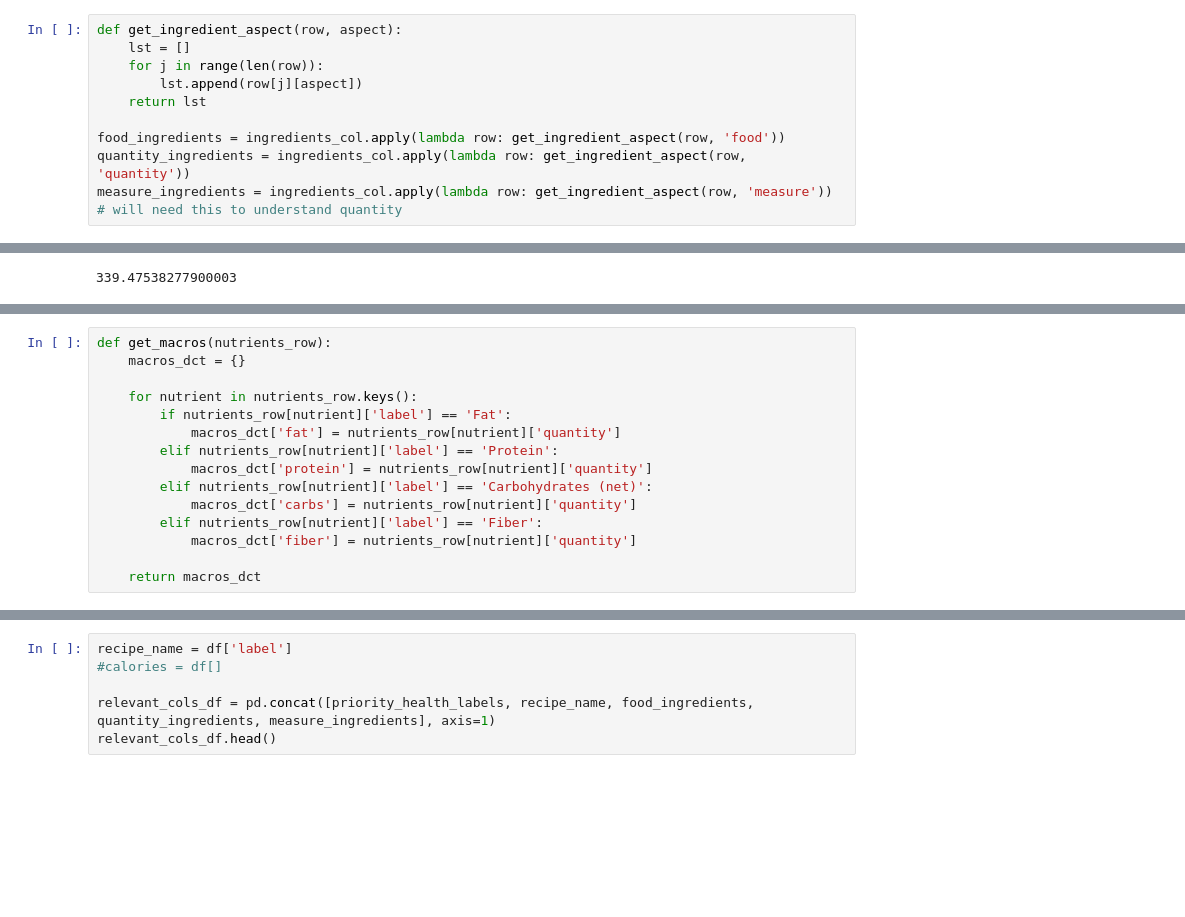
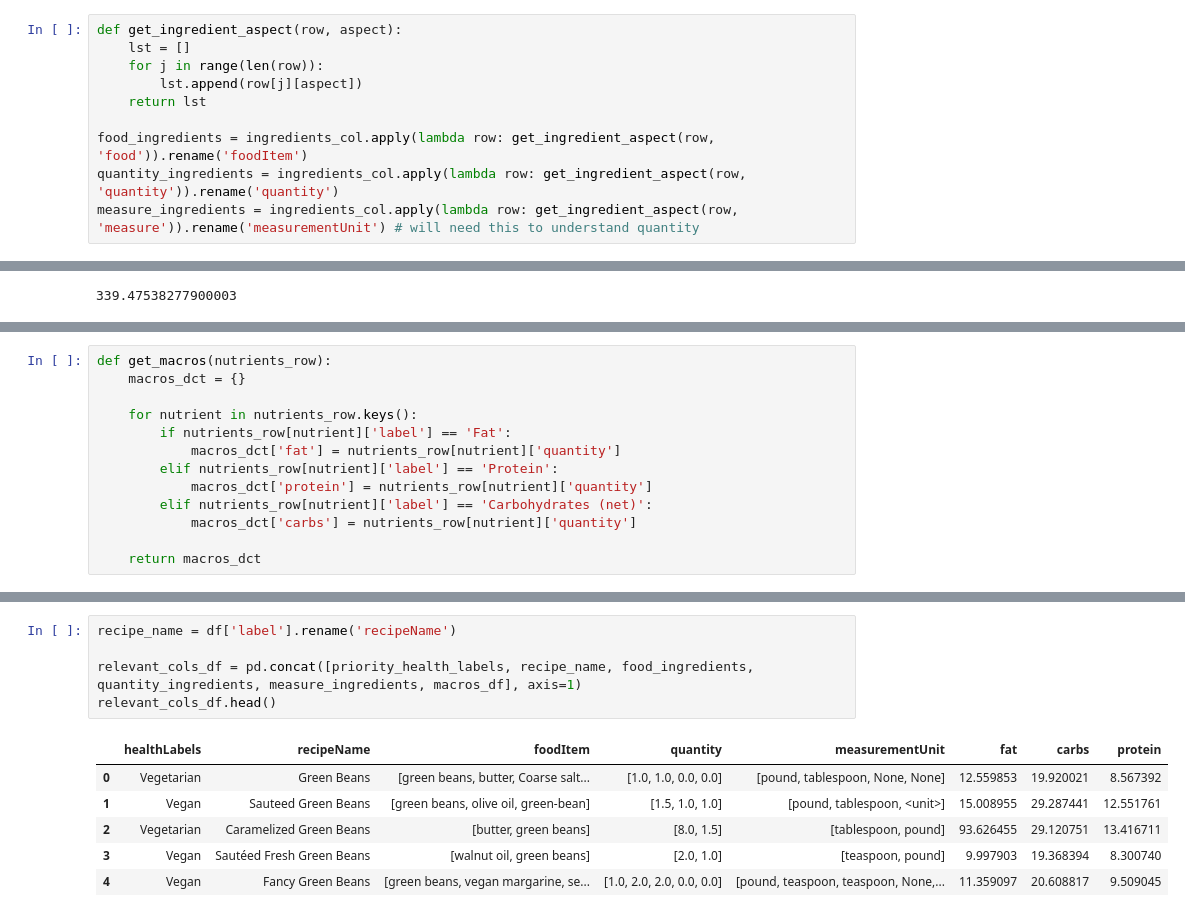
Before and after one commit to RavinderRai/iifymate, a Jupyter notebook: notebooks/Multi-Output-Model.ipynb, the cells around one changed output, grey strips where cells are left out. Saved outputs shown, nothing was run; the diff lists cells and outputs as text; blank space fills up the shorter version.

```diff
--- a/notebooks/Multi-Output-Model.ipynb
+++ b/notebooks/Multi-Output-Model.ipynb
@@ -79,9 +79,9 @@ def get_ingredient_aspect(row, aspect):
         lst.append(row[j][aspect])
     return lst
 
-food_ingredients = ingredients_col.apply(lambda row: get_ingredient_aspect(row, 'food'))
-quantity_ingredients = ingredients_col.apply(lambda row: get_ingredient_aspect(row, 'quantity'))
-measure_ingredients = ingredients_col.apply(lambda row: get_ingredient_aspect(row, 'measure')) # will need this to understand quantity
+food_ingredients = ingredients_col.apply(lambda row: get_ingredient_aspect(row, 'food')).rename('foodItem')
+quantity_ingredients = ingredients_col.apply(lambda row: get_ingredient_aspect(row, 'quantity')).rename('quantity')
+measure_ingredients = ingredients_col.apply(lambda row: get_ingredient_aspect(row, 'measure')).rename('measurementUnit') # will need this to understand quantity
 # %% [markdown]
 The `healthLabel` is the dietary type/preference like vegan, pescaterian, etc. We will only select few options though as it is a multilabel column, and the user can only select 1 for now, from: ['Mediterranean', 'Vegetarian', 'Vegan', 'Red-Meat-Free', 'Paleo', 'Pescatarian']. When reducing the healthLabels column from multilabel to categorical, we need to define a priority order, and if none of these are there then the dish is balanced, so we will add that as an option. In the future, some analysis on this column should be done to improve the priority order, rather than relying on domain knowledge. Alternatively, and option to select multiple could be implemented instead.
 # %%
@@ -167,7 +172,5 @@ def get_macros(nutrients_row):
             macros_dct['protein'] = nutrients_row[nutrient]['quantity']
         elif nutrients_row[nutrient]['label'] == 'Carbohydrates (net)':
             macros_dct['carbs'] = nutrients_row[nutrient]['quantity']
-        elif nutrients_row[nutrient]['label'] == 'Fiber':
-            macros_dct['fiber'] = nutrients_row[nutrient]['quantity']
 
     return macros_dct
@@ -189,6 +187,12 @@ Name: totalNutrients, Length: 13272, dtype: object
 # %%
-recipe_name = df['label']
-#calories = df[]
+recipe_name = df['label'].rename('recipeName')
 
-relevant_cols_df = pd.concat([priority_health_labels, recipe_name, food_ingredients, quantity_ingredients, measure_ingredients], axis=1)
+relevant_cols_df = pd.concat([priority_health_labels, recipe_name, food_ingredients, quantity_ingredients, measure_ingredients, macros_df], axis=1)
 relevant_cols_df.head()
+# %% [output]
+|  | healthLabels | recipeName | foodItem | quantity | measurementUnit | fat | carbs | protein |
+| 0 | Vegetarian | Green Beans | [green beans, butter, Coarse salt... | [1.0, 1.0, 0.0, 0.0] | [pound, tablespoon, None, None] | 12.559853 | 19.920021 | 8.567392 |
+| 1 | Vegan | Sauteed Green Beans | [green beans, olive oil, green-bean] | [1.5, 1.0, 1.0] | [pound, tablespoon, <unit>] | 15.008955 | 29.287441 | 12.551761 |
+| 2 | Vegetarian | Caramelized Green Beans | [butter, green beans] | [8.0, 1.5] | [tablespoon, pound] | 93.626455 | 29.120751 | 13.416711 |
+| 3 | Vegan | Sautéed Fresh Green Beans | [walnut oil, green beans] | [2.0, 1.0] | [teaspoon, pound] | 9.997903 | 19.368394 | 8.300740 |
+| 4 | Vegan | Fancy Green Beans | [green beans, vegan margarine, se... | [1.0, 2.0, 2.0, 0.0, 0.0] | [pound, teaspoon, teaspoon, None,... | 11.359097 | 20.608817 | 9.509045 |
```
Also changed, not shown: parts of 23 cells of this notebook.
